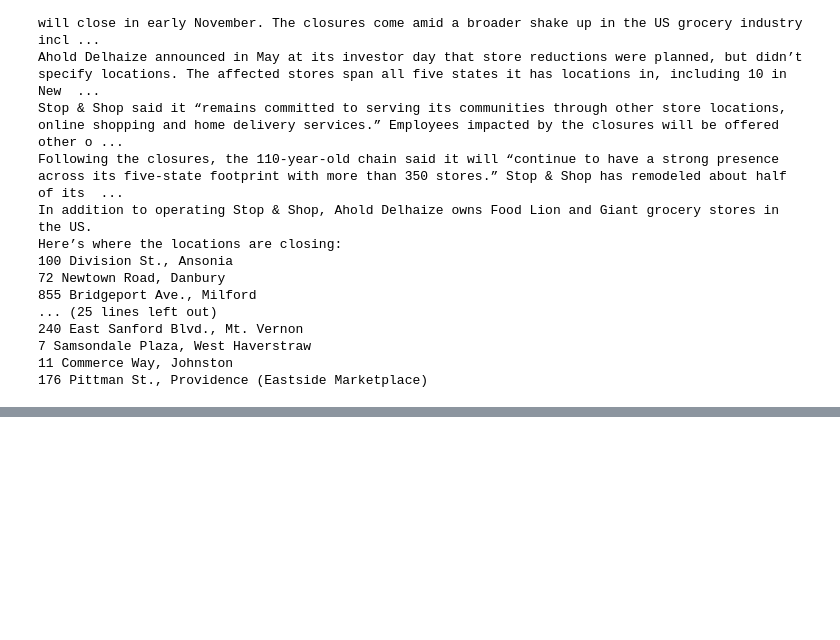
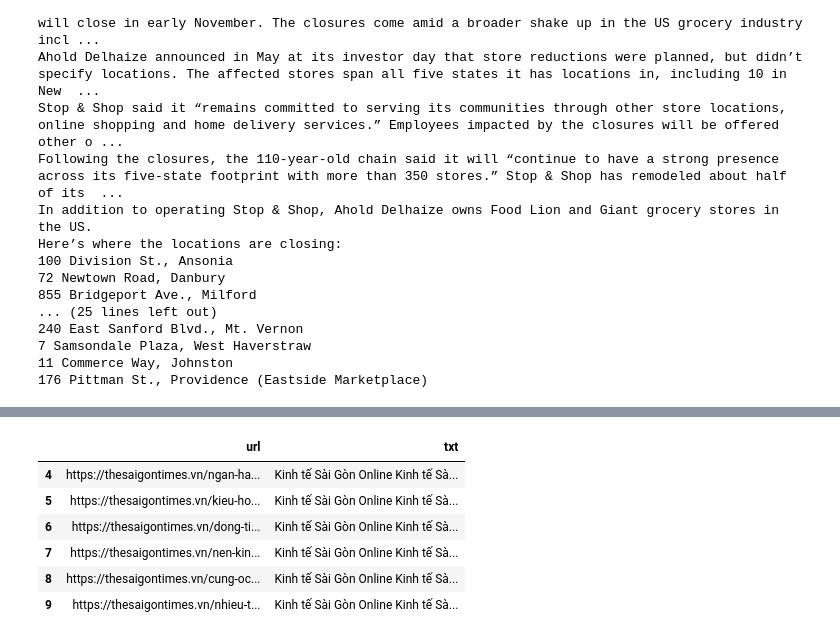
Before and after one commit to LongAiden/practical_dl_final_project, a Jupyter notebook: crawl_data.ipynb, the cells around one changed output, grey strips where cells are left out. Cells and saved outputs as stored; diff of their text form; code cells hidden in the pictures; blank space fills up the shorter version.

```diff
--- a/crawl_data.ipynb
+++ b/crawl_data.ipynb
@@ -463,12 +419,12 @@ headers = {
     'User-Agent': 'Mozilla/5.0 (Windows NT 10.0; Win64; x64) AppleWebKit/537.36 (KHTML, like Gecko) Chrome/58.0.3029.110 Safari/537.36'
 }
 
-def get_links_from_cnn(full_url, headers, num_links):
+def get_links_from_cnn(full_url, headers, num_limit):
     response = requests.get(full_url, headers=headers)
     soup = BeautifulSoup(response.text, 'html.parser')
 
     links = []
-    for item in soup.find_all('a', class_='container__link', limit=num_links):
+    for item in soup.find_all('a', class_='container__link', limit=num_limit):
         links.append(item['href'])
 
     return ["https://edition.cnn.com" + i for i in links]
@@ -561,0 +541,7 @@ len(test)
+# %%
+import requests
+headers = {
+    'User-Agent': 'Mozilla/5.0 (Windows NT 10.0; Win64; x64) AppleWebKit/537.36 (KHTML, like Gecko) Chrome/58.0.3029.110 Safari/537.36'
+}
+full_url = "https://www.cnn.com" + 'tech'
+response = requests.get(full_url, headers=headers, timeout=10)
@@ -561,0 +680,10 @@ len(test)
+# %%
+df_txt[df_txt['txt']!=""]
+# %% [output]
+|  | url | txt |
+| 4 | https://thesaigontimes.vn/ngan-ha... | Kinh tế Sài Gòn Online Kinh tế Sà... |
+| 5 | https://thesaigontimes.vn/kieu-ho... | Kinh tế Sài Gòn Online Kinh tế Sà... |
+| 6 | https://thesaigontimes.vn/dong-ti... | Kinh tế Sài Gòn Online Kinh tế Sà... |
+| 7 | https://thesaigontimes.vn/nen-kin... | Kinh tế Sài Gòn Online Kinh tế Sà... |
+| 8 | https://thesaigontimes.vn/cung-oc... | Kinh tế Sài Gòn Online Kinh tế Sà... |
+| 9 | https://thesaigontimes.vn/nhieu-t... | Kinh tế Sài Gòn Online Kinh tế Sà... |
```
Also changed, not shown: parts of 7 cells of this notebook, 1 other file.
